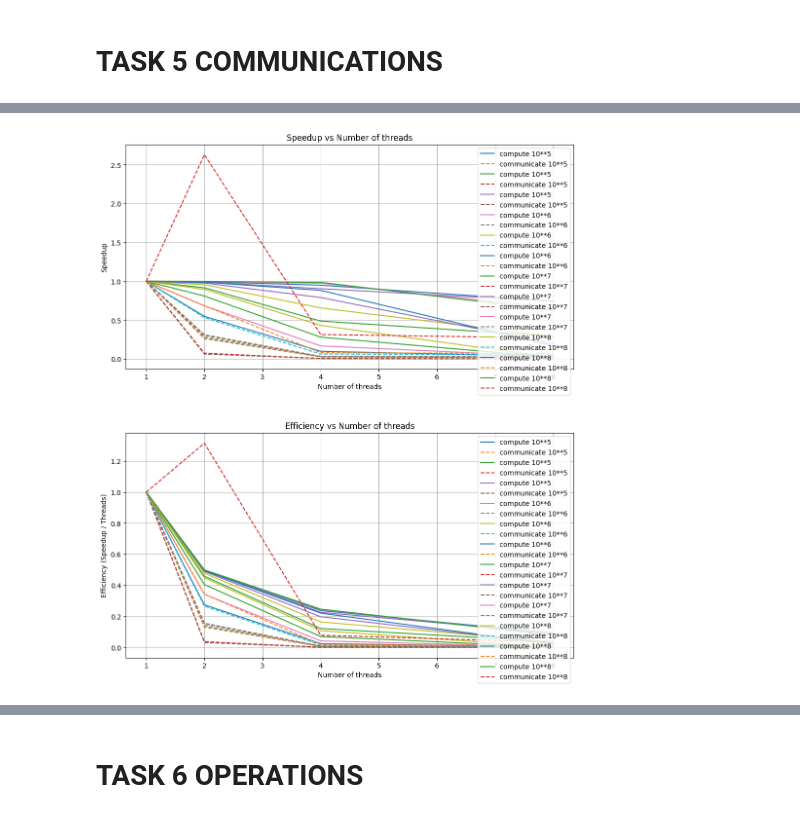
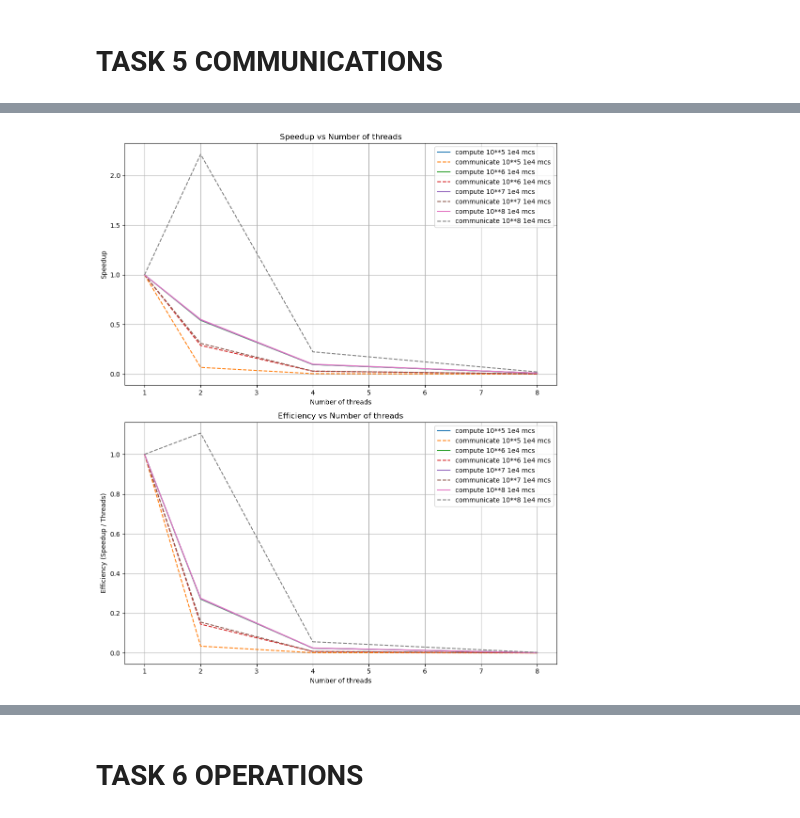
Before and after one commit to YukiTheKilla/supercomputers, a Jupyter notebook: MPI/plot.ipynb, the cells around one changed output, grey strips where cells are left out. Drawn from its saved outputs; the diff is of its cells as text; code cells hidden in the pictures.

```diff
--- a/MPI/plot.ipynb
+++ b/MPI/plot.ipynb
@@ -467,24 +402,7 @@ speedup_fox1 = []
 
 efficiency_fox1 = []
 
-# Рассчитываем ускорение (Speedup) для без редукции и с редукцией
-speedup2 = []
-# Польза каждого ядра
-efficiency2 = []
-
-speedup_fox2 = []
-
-efficiency_fox2 = []
-
-# Рассчитываем ускорение (Speedup) для без редукции и с редукцией
-speedup3 = []
-# Польза каждого ядра
-efficiency3 = []
-
-speedup_fox3 = []
-
-efficiency_fox3 = []
-
+# Рассчитываем ускор
 for i in range(len(data_sizes)):
     # Скорость с 1 потоком (первая запись из каждой строки) для без редукции
     base_time1 = time_compute1e4[i][0]
@@ -500,75 +418,35 @@ for i in range(len(data_sizes)):
     # Для каждого количества потоков считаем ускорение для без редукции и с редукцией
     speedup_fox1.append([base_time_fox1/ t for t in time_communicate1e4[i]])
 
     # Считаем пользу каждого ядра (эффективность) для без редукции и с редукцией
     efficiency_fox1.append([s / nt for s, nt in zip(speedup_fox1[i], num_threads)])
-        # Скорость с 1 потоком (первая запись из каждой строки) для без редукции
-    base_time2 = time_compute1e5[i][0]
-
-    # Для каждого количества потоков считаем ускорение для без редукции и с редукцией
-    speedup2.append([base_time2/ t for t in time_compute1e5[i]])
-
-    # Считаем пользу каждого ядра (эффективность) для без редукции и с редукцией
-    efficiency2.append([s / nt for s, nt in zip(speedup2[i], num_threads)])
-
-    base_time_fox2 = time_communicate1e5[i][0]
-
-    # Для каждого количества потоков считаем ускорение для без редукции и с редукцией
-    speedup_fox2.append([base_time_fox2/ t for t in time_communicate1e5[i]])
-
-    # Считаем пользу каждого ядра (эффективность) для без редукции и с редукцией
-    efficiency_fox2.append([s / nt for s, nt in zip(speedup_fox2[i], num_threads)])
-        # Скорость с 1 потоком (первая запись из каждой строки) для без редукции
-    base_time3 = time_compute1e6[i][0]
-
-    # Для каждого количества потоков считаем ускорение для без редукции и с редукцией
-    speedup3.append([base_time3/ t for t in time_compute1e6[i]])
-
-    # Считаем пользу каждого ядра (эффективность) для без редукции и с редукцией
-    efficiency3.append([s / nt for s, nt in zip(speedup3[i], num_threads)])
-
-    base_time_fox3 = time_communicate1e6[i][0]
-
-    # Для каждого количества потоков считаем ускорение для без редукции и с редукцией
-    speedup_fox3.append([base_time_fox3/ t for t in time_communicate1e6[i]])
-
-    # Считаем пользу каждого ядра (эффективность) для без редукции и с редукцией
-    efficiency_fox3.append([s / nt for s, nt in zip(speedup_fox3[i], num_threads)])
 
 # Построение графиков
 fig, ax = plt.subplots(2, 1, figsize=(10, 12))
 
 # График ускорения
 for i, size in enumerate(data_sizes):
-    ax[0].plot(num_threads, speedup1[i], label=f'compute {size}')
-    ax[0].plot(num_threads, speedup_fox1[i], label=f'communicate {size}',  linestyle="--")
-    ax[0].plot(num_threads, speedup2[i], label=f'compute {size}')
-    ax[0].plot(num_threads, speedup_fox2[i], label=f'communicate {size}',  linestyle="--")
-    ax[0].plot(num_threads, speedup3[i], label=f'compute {size}')
-    ax[0].plot(num_threads, speedup_fox3[i], label=f'communicate {size}',  linestyle="--")
+    ax[0].plot(num_threads, speedup1[i], label=f'compute {size} 1e4 mcs')
+    ax[0].plot(num_threads, speedup_fox1[i], label=f'communicate {size} 1e4 mcs',  linestyle="--")
 
 ax[0].set_xlabel('Number of threads')
 ax[0].set_ylabel('Speedup')
 ax[0].set_title('Speedup vs Number of threads')
 ax[0].legend()
 ax[0].grid(True)
 
 # График эффективности (пользы ядра)
 for i, size in enumerate(data_sizes):
-    ax[1].plot(num_threads, efficiency1[i], label=f'compute {size}')
-    ax[1].plot(num_threads, efficiency_fox1[i], label=f'communicate {size}',  linestyle="--")
-    ax[1].plot(num_threads, efficiency2[i], label=f'compute {size}')
-    ax[1].plot(num_threads, efficiency_fox2[i], label=f'communicate {size}',  linestyle="--")
-    ax[1].plot(num_threads, efficiency3[i], label=f'compute {size}')
-    ax[1].plot(num_threads, efficiency_fox3[i], label=f'communicate {size}',  linestyle="--")
+    ax[1].plot(num_threads, efficiency1[i], label=f'compute {size} 1e4 mcs')
+    ax[1].plot(num_threads, efficiency_fox1[i], label=f'communicate {size} 1e4 mcs',  linestyle="--")
 
 ax[1].set_xlabel('Number of threads')
 ax[1].set_ylabel('Efficiency (Speedup / Threads)')
 ax[1].set_title('Efficiency vs Number of threads')
 ax[1].legend()
 ax[1].grid(True)
 
 plt.tight_layout()
 plt.show()
 # %% [output]
-[figure, old version]
+[figure, new version]
```
Also changed, not shown: parts of 15 cells of this notebook, 14 other files.
